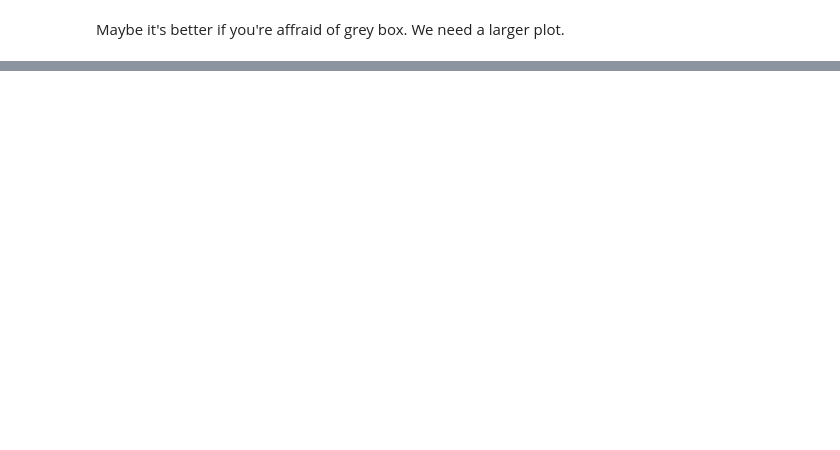
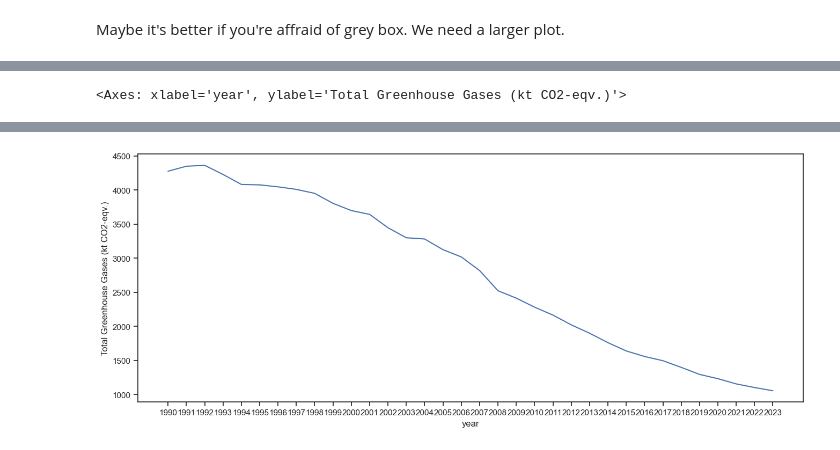
Before and after one commit to clementpickel/DSP_Assignement, a Jupyter notebook: Assignement3/Assignement3_group4.ipynb, the cells around one changed output, grey strips where cells are left out. Cells and saved outputs as stored; diff of their text form; code cells hidden in the pictures; blank space fills up the shorter version.

```diff
--- a/Assignement3/Assignement3_group4.ipynb
+++ b/Assignement3/Assignement3_group4.ipynb
@@ -248,0 +266,6 @@ with sns.plotting_context("notebook", font_scale=1.5, rc={"lines.linewidth": 3})
+# %%
+df = pd.read_csv(
+    "../Total air emissions by greenhouse gas.csv",
+    na_values=['..']
+    )
+df
@@ -248,0 +291,14 @@ with sns.plotting_context("notebook", font_scale=1.5, rc={"lines.linewidth": 3})
+# %%
+df_waste_total = df[df["sector"] == "WASTE, TOTAL"].sort_values(by="2023", ascending=False)
+df_waste_total = df_waste_total.dropna()
+
+# dropping useless sector column
+df_waste_total = df_waste_total.drop(columns=["sector"])
+
+# melting and pivoting for better intepretation
+df_waste_total = df_waste_total.melt(id_vars=["greenhouse gas"], var_name="year", value_name="value")
+df_waste_total = df_waste_total.pivot(index="year", columns="greenhouse gas", values="value")
+
+# dropping useless columns where it's in ton and not in kt
+df_waste_total = df_waste_total.drop(columns=["Methane (CH4) (t)", "Nitrous Oxide (N2O) (t)"])
+df_waste_total
@@ -248,0 +343,4 @@ with sns.plotting_context("notebook", font_scale=1.5, rc={"lines.linewidth": 3})
+# %%
+plt.figure(figsize=(16, 6))
+sns.lineplot(data=df_waste_total, x="year", y="Total Greenhouse Gases (kt CO2-eqv.)")
+# %% [output]
@@ -248,0 +348 @@ with sns.plotting_context("notebook", font_scale=1.5, rc={"lines.linewidth": 3})
+<Axes: xlabel='year', ylabel='Total Greenhouse Gases (kt CO2-eqv.)'>
@@ -248,0 +350 @@ with sns.plotting_context("notebook", font_scale=1.5, rc={"lines.linewidth": 3})
+[figure, added]
```
Also changed, not shown: parts of 37 cells of this notebook.
